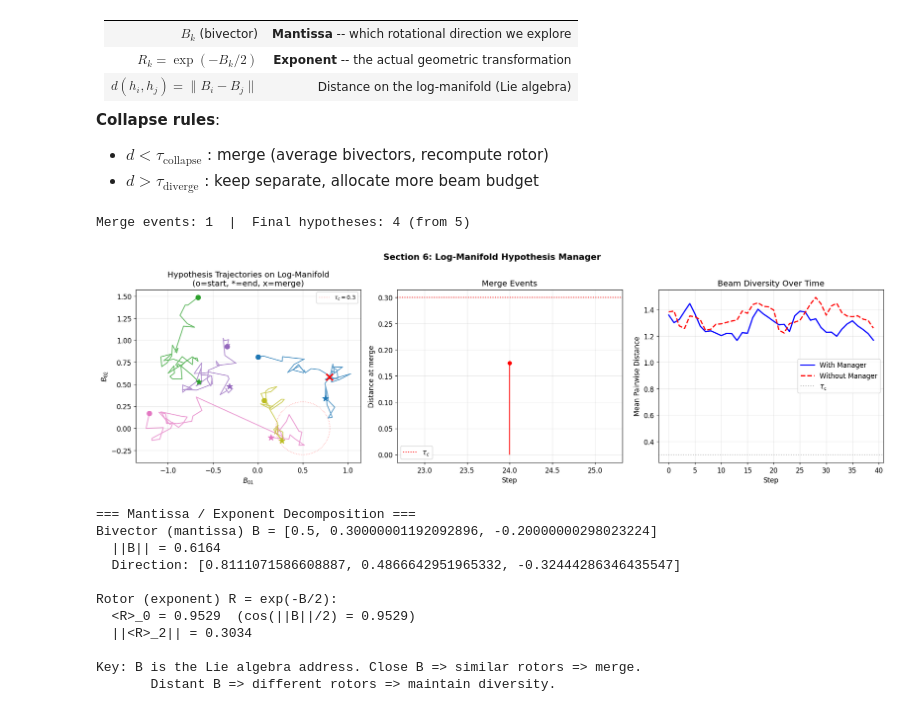
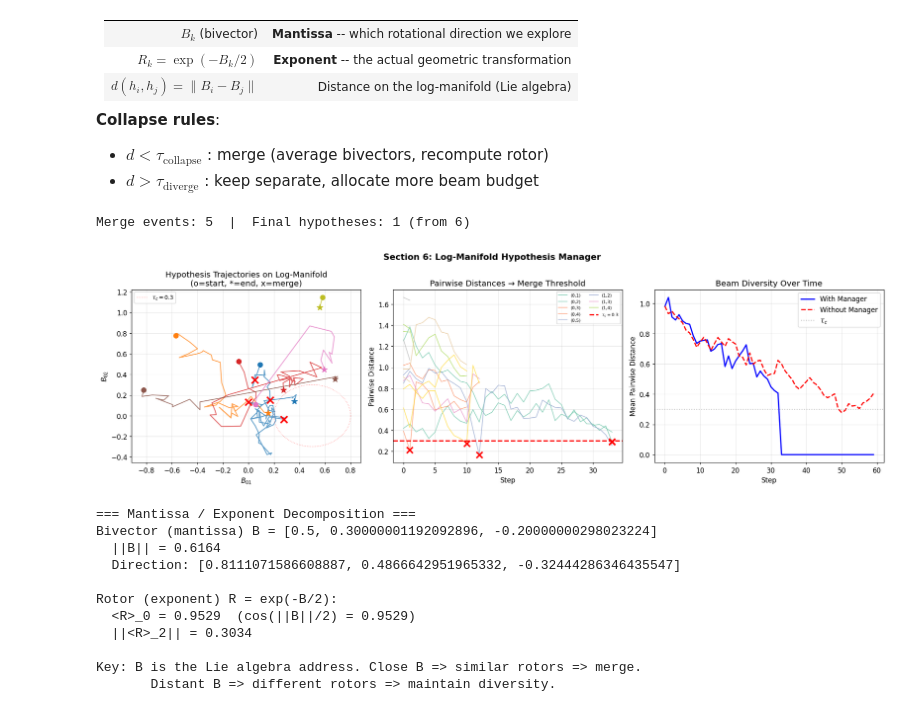
Before and after one commit to Concode0/GSS-Research, a Jupyter notebook: gss_research.ipynb, the cells around one changed output. Cells and saved outputs as stored; diff of their text form; code cells hidden in the pictures.

```diff
--- a/gss_research.ipynb
+++ b/gss_research.ipynb
@@ -641,7 +647,7 @@ class GSSChainAgent:
             n = max(1, self.N[s, a])
             s2 = self._next_state(s, a)
             bv = relational_bv_norm(self.state_mvs[s], self.state_mvs[s2])
-            explore = math.tanh(self.c / math.sqrt(n)) * bv
+            explore = math.tanh(self.c * bv / math.sqrt(n))
             scores.append(self.Q[s, a] + explore)
         return int(np.argmax(scores))
 
@@ -675,6 +681,7 @@ class UCTChainAgent:
 
 def run_chain(n_states=8, n_episodes=300, max_steps=50, n_seeds=10):
     results = {n: [] for n in ('gss', 'uct')}
+    steps_to_goal = {n: [] for n in ('gss', 'uct')}
     value_est = {n: [] for n in ('gss', 'uct')}
     visit_maps = {n: [] for n in ('gss', 'uct')}
     for seed in range(n_seeds):
@@ -682,25 +689,31 @@ def run_chain(n_states=8, n_episodes=300, max_steps=50, n_seeds=10):
         env = ChainMDP(n_states)
         agents = {'gss': GSSChainAgent(n_states), 'uct': UCTChainAgent(n_states)}
         ep_rew = {k: [] for k in agents}
+        ep_steps = {k: [] for k in agents}
         for ep in range(n_episodes):
             for name, ag in agents.items():
-                s = env.reset(); tot = 0.0
+                s = env.reset(); tot = 0.0; n_steps = 0
                 for _ in range(max_steps):
                     a = ag.select_action(s)
                     s2, r, done = env.step(a)
                     ag.update(s, a, r, s2, done)
-                    s = s2; tot += r
+                    s = s2; tot += r; n_steps += 1
                     if done: break
                 ep_rew[name].append(tot)
+                ep_steps[name].append(n_steps)
         for name, ag in agents.items():
             results[name].append(ep_rew[name])
+            steps_to_goal[name].append(ep_steps[name])
             value_est[name].append(ag.Q.max(axis=1).copy())
             visit_maps[name].append(ag.N.sum(axis=1).copy())
-    return results, value_est, visit_maps
+    return results, steps_to_goal, value_est, visit_maps
 
 print('Running Chain MDP (10 seeds x 300 episodes)...')
-chain_res, chain_vals, chain_visits = run_chain()
+chain_res, chain_steps, chain_vals, chain_visits = run_chain()
 print('Done.')
+gss_mean_steps = np.array(chain_steps['gss']).mean()
+uct_mean_steps = np.array(chain_steps['uct']).mean()
+print(f'Mean steps to goal: GSS={gss_mean_steps:.1f}  UCT={uct_mean_steps:.1f}')
 # %% [output]
 Running Chain MDP (10 seeds x 300 episodes)...
 Done.
@@ -809,7 +837,7 @@ class GSSMazeAgent:
             n = max(1, self.N[sid, a])
             sid2 = self._next_state_id(s, a)
             bv = relational_bv_norm(self.mvs[sid], self.mvs[sid2])
-            explore = math.tanh(self.c / math.sqrt(n)) * bv
+            explore = math.tanh(self.c * bv / math.sqrt(n))
             scores.append(self.Q[sid, a] + explore)
         return int(np.argmax(scores))
 
@@ -1038,14 +1073,14 @@ class LogManifoldManager:
         return merged, events
 
 
-# Toy: 5 hypotheses random-walking on bivector manifold with attraction
+# Toy: 6 hypotheses random-walking on bivector manifold with attraction
 torch.manual_seed(7)
-n_hyp, n_steps = 5, 40
+n_hyp, n_steps = 6, 60
 bv_idx = alg30.grade_masks[2].nonzero(as_tuple=False).squeeze(-1)
 
 hypotheses = []
 for _ in range(n_hyp):
-    B = torch.zeros(alg30.dim); B[bv_idx] = torch.randn(len(bv_idx)) * 0.8
+    B = torch.zeros(alg30.dim); B[bv_idx] = torch.randn(len(bv_idx)) * 0.5
     hypotheses.append(B)
 
 mgr = LogManifoldManager(alg30, tau_collapse=0.3)
@@ -1054,15 +1089,25 @@ hyp_nomgr = [B.clone() for B in hypotheses]  # comparison: no manager
 trajs = [[] for _ in range(n_hyp)]
 merge_events_all = []; div_with = []; div_without = []
 
+# Track all pairwise distances over time (for middle panel)
+pw_dist_history = []
+
 for t in range(n_steps):
-    target = torch.zeros(alg30.dim); target[bv_idx[0]] = 0.5
+    target = torch.zeros(alg30.dim); target[bv_idx[0]] = 0.3
     for i in range(len(hypotheses)):
-        drift = torch.zeros(alg30.dim); drift[bv_idx] = torch.randn(len(bv_idx)) * 0.08
-        hypotheses[i] = hypotheses[i] + drift + 0.02 * (target - hypotheses[i])
+        drift = torch.zeros(alg30.dim); drift[bv_idx] = torch.randn(len(bv_idx)) * 0.06
+        hypotheses[i] = hypotheses[i] + drift + 0.05 * (target - hypotheses[i])
         if i < n_hyp: trajs[i].append(hypotheses[i][bv_idx[:2]].numpy().copy())
     for i in range(len(hyp_nomgr)):
-        drift = torch.zeros(alg30.dim); drift[bv_idx] = torch.randn(len(bv_idx)) * 0.08
-        hyp_nomgr[i] = hyp_nomgr[i] + drift + 0.02 * (target - hyp_nomgr[i])
+        drift = torch.zeros(alg30.dim); drift[bv_idx] = torch.randn(len(bv_idx)) * 0.06
+        hyp_nomgr[i] = hyp_nomgr[i] + drift + 0.05 * (target - hyp_nomgr[i])
+
+    # Record pairwise distances before merge
+    pw_dists = {}
+    for i in range(len(hypotheses)):
+        for j in range(i+1, len(hypotheses)):
+            pw_dists[(i,j)] = mgr.bv_distance(hypotheses[i], hypotheses[j])
+    pw_dist_history.append(pw_dists)
 
     hypotheses, evts = mgr.step(hypotheses)
     for ev in evts: merge_events_all.append((t, ev))
@@ -1075,49 +1120,63 @@ for t in range(n_steps):
 
 print(f'Merge events: {len(merge_events_all)}  |  Final hypotheses: {len(hypotheses)} (from {n_hyp})')
 # %% [output]
-Merge events: 1  |  Final hypotheses: 4 (from 5)
+Merge events: 5  |  Final hypotheses: 1 (from 6)
 # %%
 fig, axes = plt.subplots(1, 3, figsize=(18, 5.5))
 
 cmap = plt.cm.tab10
 for i in range(n_hyp):
     traj = np.array(trajs[i])
     if not len(traj): continue
     c = cmap(i / n_hyp)
     axes[0].plot(traj[:, 0], traj[:, 1], '-', color=c, lw=1.5, alpha=.7)
     axes[0].scatter(traj[0, 0], traj[0, 1], marker='o', s=60, color=c, zorder=5)
     axes[0].scatter(traj[-1, 0], traj[-1, 1], marker='*', s=100, color=c, zorder=5)
 for t_ev, (_, _, d_ev) in merge_events_all:
     for i in range(n_hyp):
         if t_ev < len(trajs[i]):
             pt = trajs[i][t_ev]
             axes[0].scatter(pt[0], pt[1], marker='x', s=120, color='red', zorder=6, lw=2.5)
             break
 th = np.linspace(0, 2*np.pi, 100)
 axes[0].plot(0.5 + mgr.tau_c*np.cos(th), mgr.tau_c*np.sin(th), 'r:', lw=1, alpha=.4, label=f'$\\tau_c={mgr.tau_c}$')
 axes[0].set_xlabel(r'$B_{01}$'); axes[0].set_ylabel(r'$B_{02}$')
 axes[0].set_title('Hypothesis Trajectories on Log-Manifold\n(o=start, *=end, x=merge)')
 axes[0].legend(fontsize=9); axes[0].grid(True, alpha=.3)
 
-if merge_events_all:
-    axes[1].stem([e[0] for e in merge_events_all], [e[1][2] for e in merge_events_all],
-                 linefmt='r-', markerfmt='ro', basefmt='k-')
-    axes[1].axhline(mgr.tau_c, color='red', ls=':', lw=1.5, label=f'$\\tau_c$')
-else:
-    axes[1].text(.5, .5, 'No merges', transform=axes[1].transAxes, ha='center')
-axes[1].set_xlabel('Step'); axes[1].set_ylabel('Distance at merge')
-axes[1].set_title('Merge Events'); axes[1].legend(); axes[1].grid(True, alpha=.3)
+# Middle panel: pairwise distance trajectories over time
+# Collect all unique pairs that appear in pw_dist_history
+all_pairs = set()
+for pw in pw_dist_history:
+    all_pairs.update(pw.keys())
+pair_colors = plt.cm.Set2(np.linspace(0, 1, max(len(all_pairs), 1)))
+for idx, pair in enumerate(sorted(all_pairs)):
+    dists = [pw.get(pair, np.nan) for pw in pw_dist_history]
+    # Find the last valid (non-nan) index — pair disappears after merge
+    valid = [t for t, d in enumerate(dists) if not np.isnan(d)]
+    if not valid: continue
+    t_vals = list(range(valid[0], valid[-1]+1))
+    d_vals = [dists[t] for t in t_vals]
+    axes[1].plot(t_vals, d_vals, '-', color=pair_colors[idx % len(pair_colors)],
+                 lw=1.2, alpha=0.7, label=f'({pair[0]},{pair[1]})' if idx < 8 else None)
+axes[1].axhline(mgr.tau_c, color='red', ls='--', lw=2, label=f'$\\tau_c = {mgr.tau_c}$')
+# Mark merge events
+for t_ev, (mi, mj, d_ev) in merge_events_all:
+    axes[1].scatter(t_ev, d_ev, marker='x', s=100, color='red', zorder=6, lw=2.5)
+axes[1].set_xlabel('Step'); axes[1].set_ylabel('Pairwise Distance')
+axes[1].set_title('Pairwise Distances → Merge Threshold')
+axes[1].legend(fontsize=7, ncol=2, loc='upper right'); axes[1].grid(True, alpha=.3)
 
 axes[2].plot(div_with, 'b-', lw=2, label='With Manager')
 axes[2].plot(div_without, 'r--', lw=2, label='Without Manager')
 axes[2].axhline(mgr.tau_c, color='gray', ls=':', alpha=.5, label=r'$\tau_c$')
 axes[2].set_xlabel('Step'); axes[2].set_ylabel('Mean Pairwise Distance')
 axes[2].set_title('Beam Diversity Over Time'); axes[2].legend(); axes[2].grid(True, alpha=.3)
 
 plt.suptitle('Section 6: Log-Manifold Hypothesis Manager', fontsize=14, fontweight='bold')
 plt.tight_layout(); plt.show()
 # %% [output]
-[figure, old version]
+[figure, new version]
 # %%
 # Mantissa / Exponent decomposition demo
 B_ex = torch.zeros(alg30.dim)
```
Also changed, not shown: parts of 14 cells of this notebook, 1 other file.
